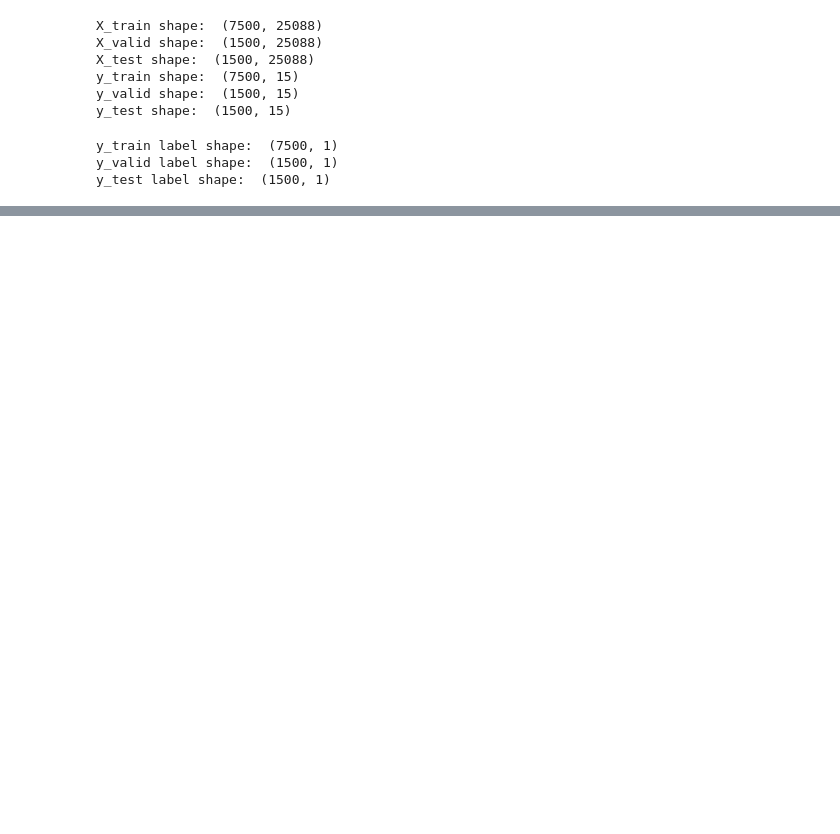
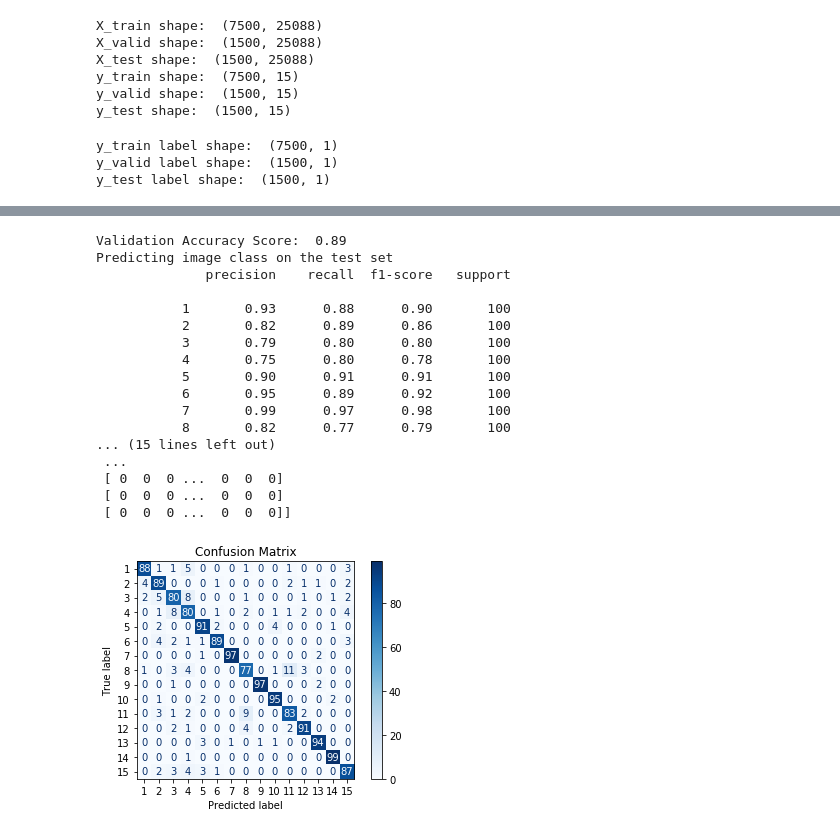
Before and after one commit to mohzary/Computer-Vision-2020, a Jupyter notebook: Project/Project_Q1_Q2.ipynb, the cells around one changed output, grey strips where cells are left out. Drawn from its saved outputs; the diff is of its cells as text; code cells hidden in the pictures; blank space fills up the shorter version.

```diff
--- a/Project/Project_Q1_Q2.ipynb
+++ b/Project/Project_Q1_Q2.ipynb
@@ -240,0 +289,37 @@ For n_clusters = 128 The average silhouette_score is : 0.6357779921242214
+# %%
+#To evaluate model on the validation dataset and return score:
+validation_accuracy_score = model.score(X_valid_fv, y_valid_label)
+print("Validation Accuracy Score: ", validation_accuracy_score)
+#To predict image class on the test dataset
+print("Predicting image class on the test set")
+
+y_pred = model.predict(X_testing_fv)
+
+
+print(classification_report(y_test_label, y_pred))
+print(confusion_matrix(y_test_label, y_pred, labels=range(1500)))
+
+#To plot confusion matrix
+
+fig= plot_confusion_matrix(model, X_testing_fv, y_test_label, cmap=plt.cm.Blues)
+plt.title("Confusion Matrix")
+plt.show()
+# %% [output]
+Validation Accuracy Score:  0.89
+Predicting image class on the test set
+              precision    recall  f1-score   support
+
+           1       0.93      0.88      0.90       100
+           2       0.82      0.89      0.86       100
+           3       0.79      0.80      0.80       100
+           4       0.75      0.80      0.78       100
+           5       0.90      0.91      0.91       100
+           6       0.95      0.89      0.92       100
+           7       0.99      0.97      0.98       100
+           8       0.82      0.77      0.79       100
+... (15 lines left out)
+ ...
+ [ 0  0  0 ...  0  0  0]
+ [ 0  0  0 ...  0  0  0]
+ [ 0  0  0 ...  0  0  0]]
+[figure, added]
```
Also changed, not shown: parts of 9 cells of this notebook.
